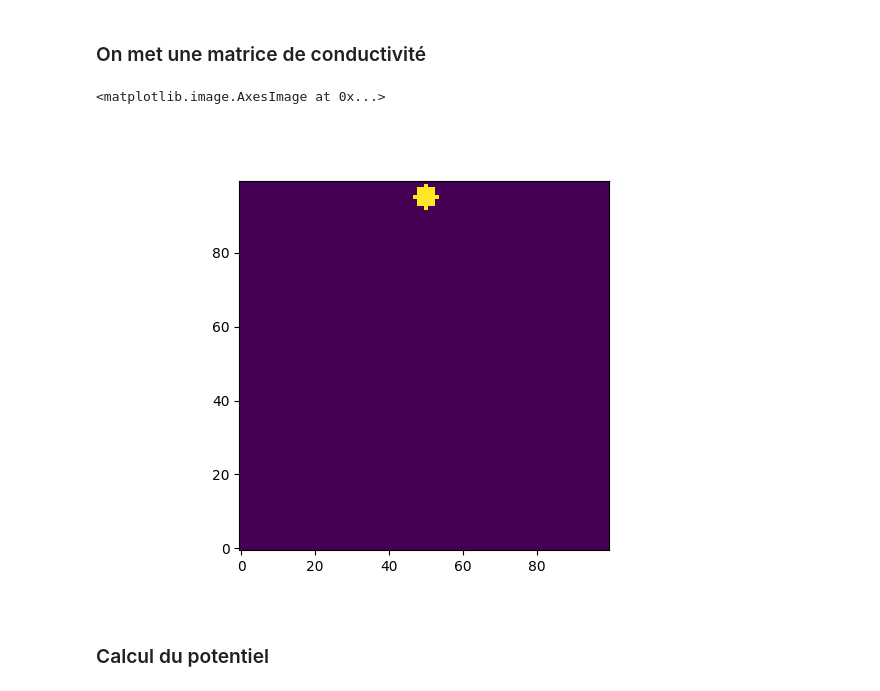
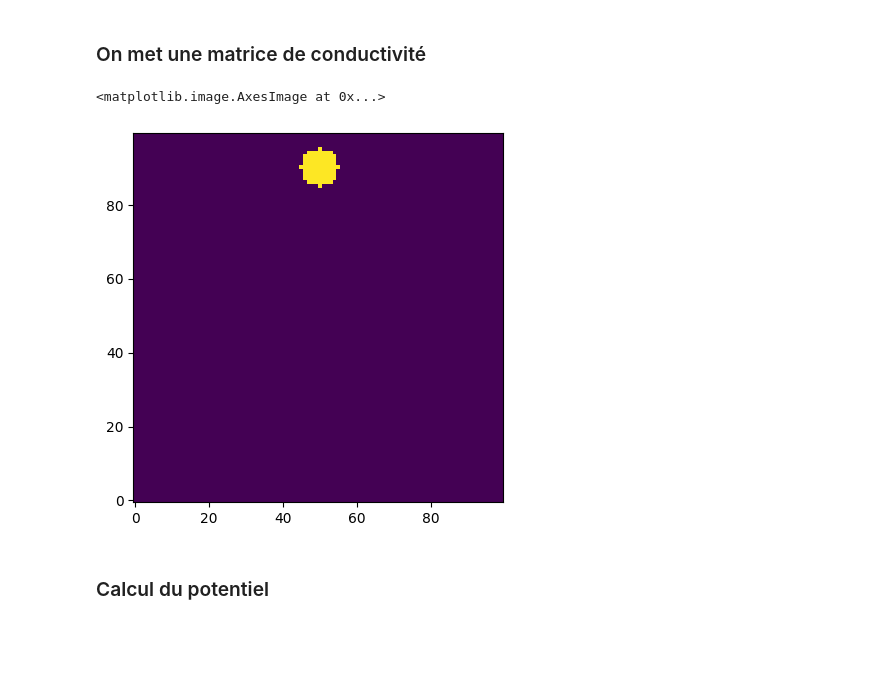
Before and after one commit to AlexandreChevrette/ProjetFinal_PhysiqueNumerique, a Jupyter notebook: Projet_physnum.ipynb, the cells around one changed output. Saved outputs shown, nothing was run; the diff lists cells and outputs as text; code cells hidden in the pictures; blank space fills up the shorter version.

```diff
--- a/Projet_physnum.ipynb
+++ b/Projet_physnum.ipynb
@@ -30,25 +30,26 @@ N = (98, 52)
 # %%
 sigma_init = np.ones((dim, dim))# np.random.uniform(low=1, high=10, size=(dim, dim))
 
 xx, yy = np.meshgrid(np.arange(dim), np.arange(dim), indexing='ij')
 
-sigma_init[(xx-95)**2 + (yy-50)**2 <= 3**2] = 500
+sigma_init[(xx-90)**2 + (yy-50)**2 <= 5**2] = 1000
 
 
-# sigma_init[: 81, dim//2 - 50: dim//2 + 50] = 100
+# sigma_init[: 90, dim//2 - 50: dim//2 + 50] = 1000
+
 pot_init = np.zeros((dim, dim))
 
 courant_init = np.zeros((dim, dim))
 courant_init[A[0]:dim, A[1]] = I
 courant_init[B[0]:dim, B[1]] = -I
 
 plt.figure()
 plt.imshow(sigma_init, origin='lower')
 
 # plt.imshow(courant_init, origin='lower')
 # %% [output]
 <matplotlib.image.AxesImage at 0x...>
-[figure, old version]
+[figure, new version]
 # %% [markdown]
 ### Calcul du potentiel
 # %%
```
Also changed, not shown: parts of 7 cells of this notebook.
